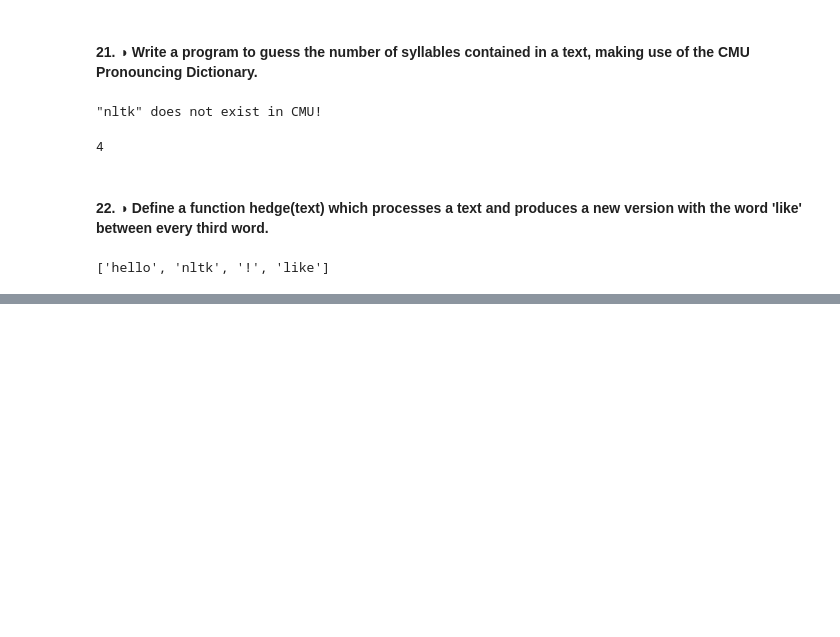
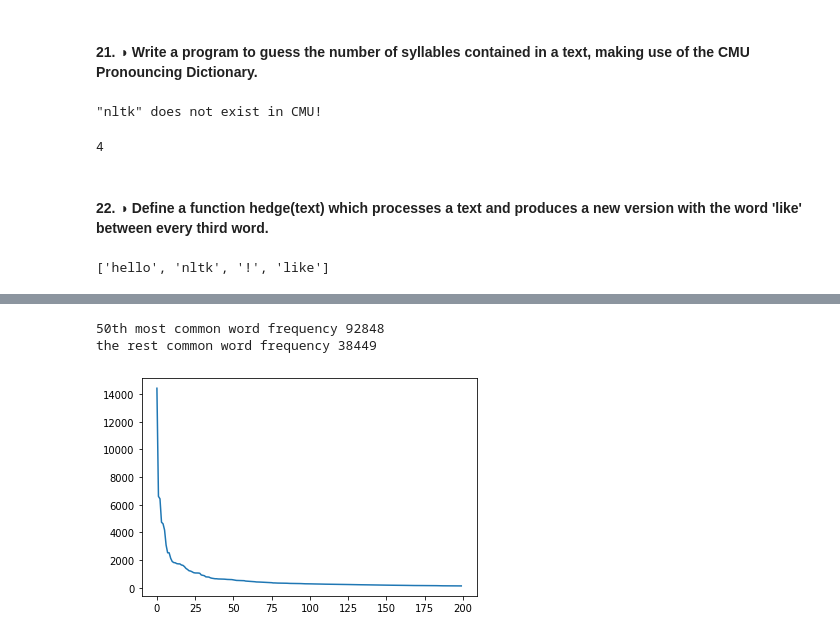
Before and after one commit to rainumdo/nltk_book_exercises, a Jupyter notebook: 2. Accessing Text Corpora and Lexical Resources.ipynb, the cells around one changed output, grey strips where cells are left out. Drawn from its saved outputs; the diff is of its cells as text; code cells hidden in the pictures; blank space fills up the shorter version.

```diff
--- a/2. Accessing Text Corpora and Lexical Resources.ipynb
+++ b/2. Accessing Text Corpora and Lexical Resources.ipynb
@@ -472,0 +477,14 @@ hedge(['hello','nltk','!'])
+# %%
+def zipf(text):
+    fdist = nltk.FreqDist([ w.lower() for w in text if w.isalpha()])
+    x = range(200)
+    y = [v for k,v in fdist.most_common(200)]
+    print('50th most common word frequency',sum(y[:50]))
+    print('the rest common word frequency', sum(y[50:]))
+    plt.plot(x,y)
+# %%
+zipf(text1)
+# %% [output]
+50th most common word frequency 92848
+the rest common word frequency 38449
+[figure, added]
```
Also changed, not shown: parts of 19 cells of this notebook.
